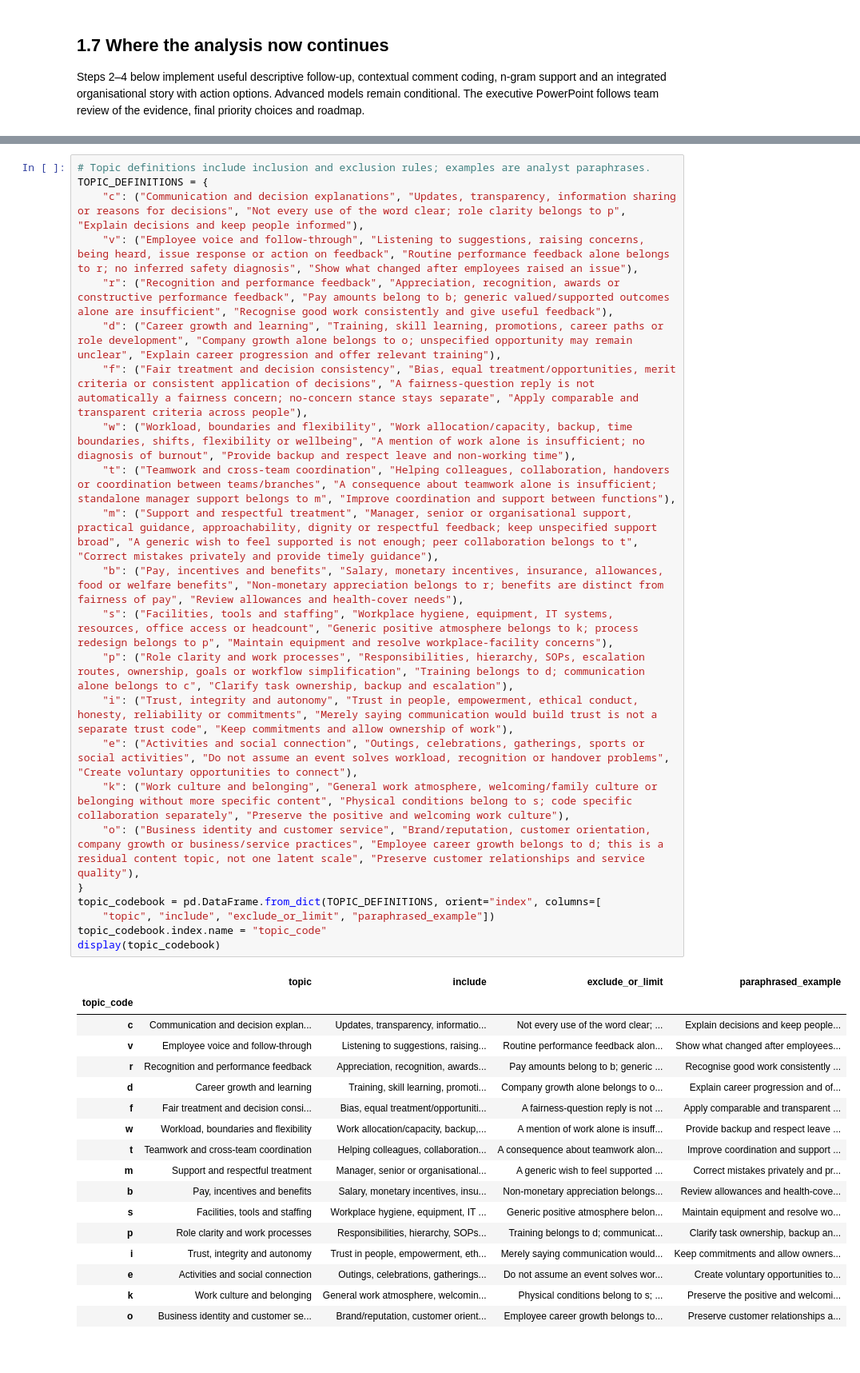
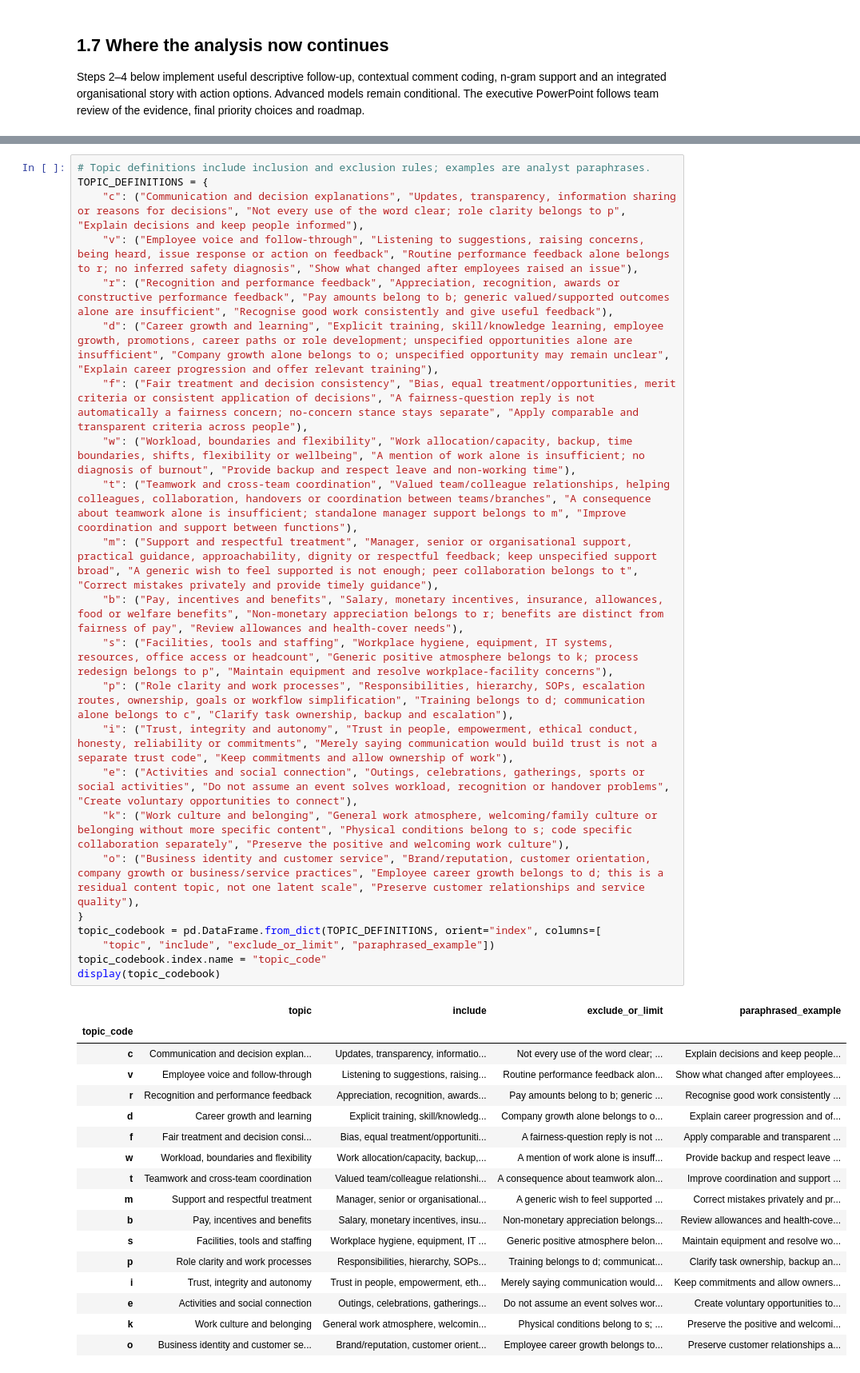
Before and after one commit to Shreyit/peoples_analytics_safewaterlines, a Jupyter notebook: notebooks/00_data_understanding_eda.ipynb, the cells around one changed output, grey strips where cells are left out. Shown at 80% size. Drawn from its saved outputs; the diff is of its cells as text.

```diff
--- a/notebooks/00_data_understanding_eda.ipynb
+++ b/notebooks/00_data_understanding_eda.ipynb
@@ -1047,36 +1047,36 @@ The initial topic framework follows the brief, with additions grounded in the co
 # %%
 # Topic definitions include inclusion and exclusion rules; examples are analyst paraphrases.
 TOPIC_DEFINITIONS = {
     "c": ("Communication and decision explanations", "Updates, transparency, information sharing or reasons for decisions", "Not every use of the word clear; role clarity belongs to p", "Explain decisions and keep people informed"),
     "v": ("Employee voice and follow-through", "Listening to suggestions, raising concerns, being heard, issue response or action on feedback", "Routine performance feedback alone belongs to r; no inferred safety diagnosis", "Show what changed after employees raised an issue"),
     "r": ("Recognition and performance feedback", "Appreciation, recognition, awards or constructive performance feedback", "Pay amounts belong to b; generic valued/supported outcomes alone are insufficient", "Recognise good work consistently and give useful feedback"),
-    "d": ("Career growth and learning", "Training, skill learning, promotions, career paths or role development", "Company growth alone belongs to o; unspecified opportunity may remain unclear", "Explain career progression and offer relevant training"),
+    "d": ("Career growth and learning", "Explicit training, skill/knowledge learning, employee growth, promotions, career paths or role development; unspecified opportunities alone are insufficient", "Company growth alone belongs to o; unspecified opportunity may remain unclear", "Explain career progression and offer relevant training"),
     "f": ("Fair treatment and decision consistency", "Bias, equal treatment/opportunities, merit criteria or consistent application of decisions", "A fairness-question reply is not automatically a fairness concern; no-concern stance stays separate", "Apply comparable and transparent criteria across people"),
     "w": ("Workload, boundaries and flexibility", "Work allocation/capacity, backup, time boundaries, shifts, flexibility or wellbeing", "A mention of work alone is insufficient; no diagnosis of burnout", "Provide backup and respect leave and non-working time"),
-    "t": ("Teamwork and cross-team coordination", "Helping colleagues, collaboration, handovers or coordination between teams/branches", "A consequence about teamwork alone is insufficient; standalone manager support belongs to m", "Improve coordination and support between functions"),
+    "t": ("Teamwork and cross-team coordination", "Valued team/colleague relationships, helping colleagues, collaboration, handovers or coordination between teams/branches", "A consequence about teamwork alone is insufficient; standalone manager support belongs to m", "Improve coordination and support between functions"),
     "m": ("Support and respectful treatment", "Manager, senior or organisational support, practical guidance, approachability, dignity or respectful feedback; keep unspecified support broad", "A generic wish to feel supported is not enough; peer collaboration belongs to t", "Correct mistakes privately and provide timely guidance"),
     "b": ("Pay, incentives and benefits", "Salary, monetary incentives, insurance, allowances, food or welfare benefits", "Non-monetary appreciation belongs to r; benefits are distinct from fairness of pay", "Review allowances and health-cover needs"),
     "s": ("Facilities, tools and staffing", "Workplace hygiene, equipment, IT systems, resources, office access or headcount", "Generic positive atmosphere belongs to k; process redesign belongs to p", "Maintain equipment and resolve workplace-facility concerns"),
     "p": ("Role clarity and work processes", "Responsibilities, hierarchy, SOPs, escalation routes, ownership, goals or workflow simplification", "Training belongs to d; communication alone belongs to c", "Clarify task ownership, backup and escalation"),
     "i": ("Trust, integrity and autonomy", "Trust in people, empowerment, ethical conduct, honesty, reliability or commitments", "Merely saying communication would build trust is not a separate trust code", "Keep commitments and allow ownership of work"),
     "e": ("Activities and social connection", "Outings, celebrations, gatherings, sports or social activities", "Do not assume an event solves workload, recognition or handover problems", "Create voluntary opportunities to connect"),
     "k": ("Work culture and belonging", "General work atmosphere, welcoming/family culture or belonging without more specific content", "Physical conditions belong to s; code specific collaboration separately", "Preserve the positive and welcoming work culture"),
     "o": ("Business identity and customer service", "Brand/reputation, customer orientation, company growth or business/service practices", "Employee career growth belongs to d; this is a residual content topic, not one latent scale", "Preserve customer relationships and service quality"),
 }
 topic_codebook = pd.DataFrame.from_dict(TOPIC_DEFINITIONS, orient="index", columns=[
     "topic", "include", "exclude_or_limit", "paraphrased_example"])
 topic_codebook.index.name = "topic_code"
 display(topic_codebook)
 # %% [output]
 |  | topic | include | exclude_or_limit | paraphrased_example |
 | topic_code |  |  |  |  |
 | c | Communication and decision explan... | Updates, transparency, informatio... | Not every use of the word clear; ... | Explain decisions and keep people... |
 | v | Employee voice and follow-through | Listening to suggestions, raising... | Routine performance feedback alon... | Show what changed after employees... |
 | r | Recognition and performance feedback | Appreciation, recognition, awards... | Pay amounts belong to b; generic ... | Recognise good work consistently ... |
-| d | Career growth and learning | Training, skill learning, promoti... | Company growth alone belongs to o... | Explain career progression and of... |
+| d | Career growth and learning | Explicit training, skill/knowledg... | Company growth alone belongs to o... | Explain career progression and of... |
 | f | Fair treatment and decision consi... | Bias, equal treatment/opportuniti... | A fairness-question reply is not ... | Apply comparable and transparent ... |
 | w | Workload, boundaries and flexibility | Work allocation/capacity, backup,... | A mention of work alone is insuff... | Provide backup and respect leave ... |
-| t | Teamwork and cross-team coordination | Helping colleagues, collaboration... | A consequence about teamwork alon... | Improve coordination and support ... |
+| t | Teamwork and cross-team coordination | Valued team/colleague relationshi... | A consequence about teamwork alon... | Improve coordination and support ... |
 | m | Support and respectful treatment | Manager, senior or organisational... | A generic wish to feel supported ... | Correct mistakes privately and pr... |
 | b | Pay, incentives and benefits | Salary, monetary incentives, insu... | Non-monetary appreciation belongs... | Review allowances and health-cove... |
 | s | Facilities, tools and staffing | Workplace hygiene, equipment, IT ... | Generic positive atmosphere belon... | Maintain equipment and resolve wo... |
```
Also changed, not shown: parts of 34 cells of this notebook, 39 other files.
